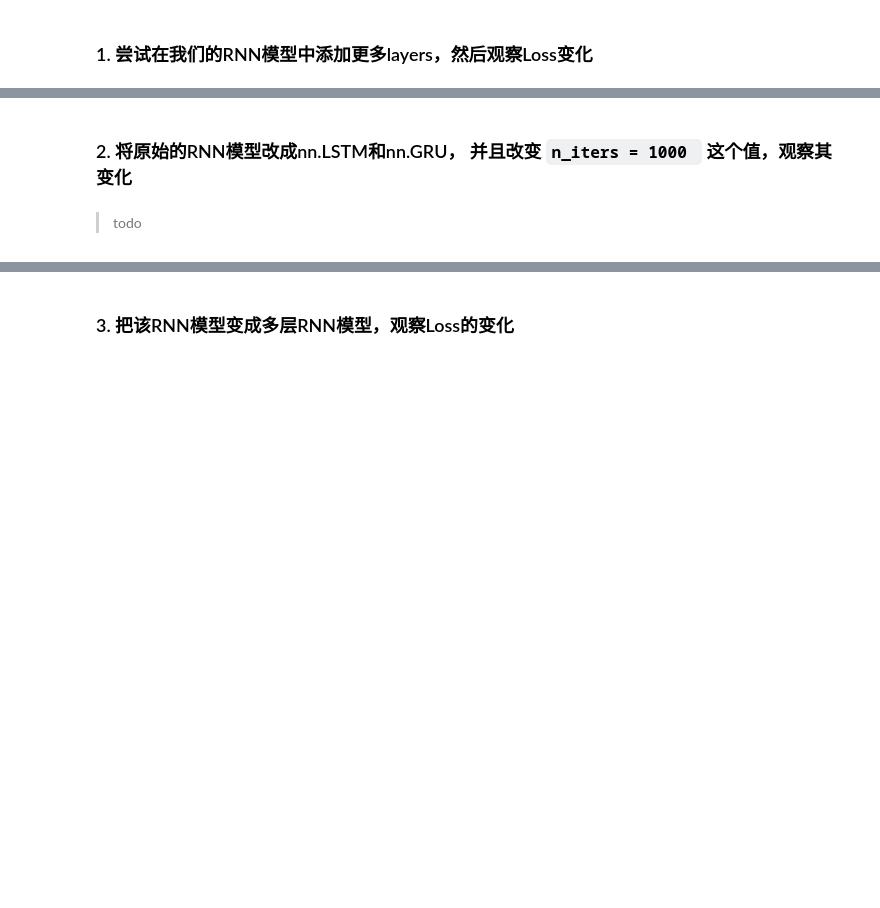
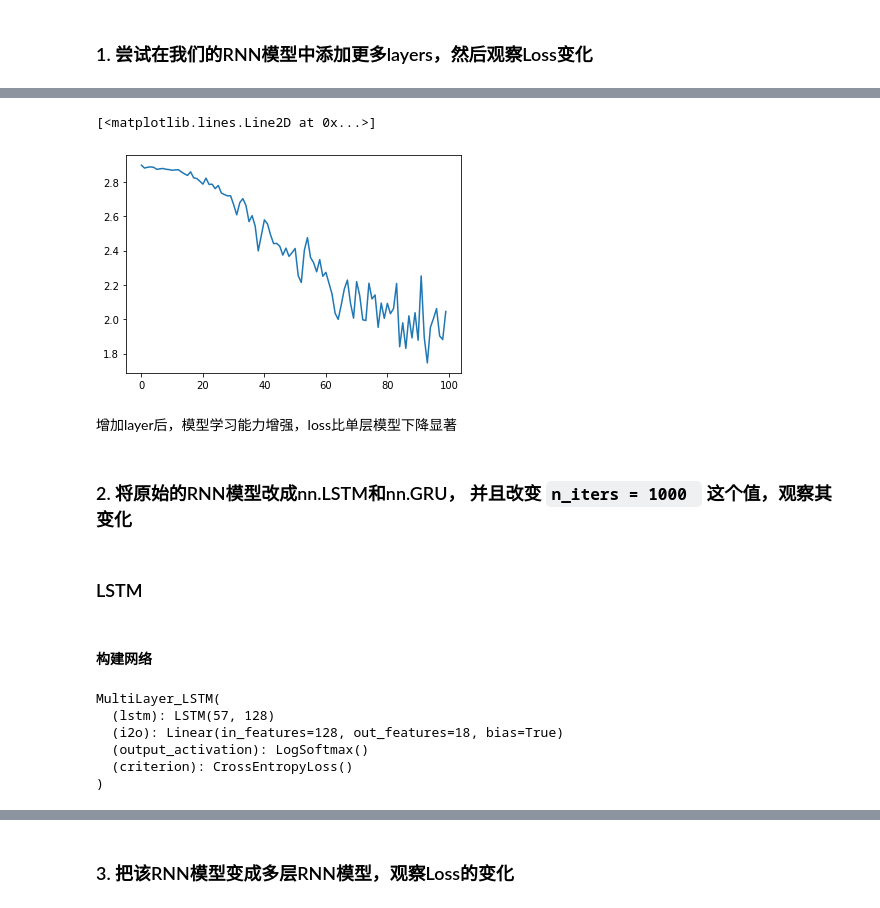
Before and after one commit to howling0/NLP_Assignments, a Jupyter notebook: w7/assignment-07-rnn.ipynb, the cells around one changed output, grey strips where cells are left out. Saved outputs shown, nothing was run; the diff lists cells and outputs as text; code cells hidden in the pictures; blank space fills up the shorter version.

```diff
--- a/w7/assignment-07-rnn.ipynb
+++ b/w7/assignment-07-rnn.ipynb
@@ -372,0 +500,28 @@ predict('Satoshi')
+# %%
+n_iters = 10000
+print_every = 500
+plot_every = 100
+learning_rate = 0.01 # 过大时(0.1)会导致loss变成nan
+
+# Keep track of losses for plotting
+current_loss = 0
+all_losses = []
+
+start = time.time() # 初始时间
+
+for iter in range(1, n_iters + 1):
+    category, line, category_tensor, line_tensor = sample_trainning() # 随机生成一条数据
+    output, loss = train(category_tensor, line_tensor) # 进行训练
+    current_loss += loss # 叠加损失
+
+    if iter % print_every == 0:
+        # 打印当前训练结果
+        guess, guess_i = category_from_output(output)
+        correct = '✓' if guess == category else '✗ (%s)' % category
+        print('%d %d%% (%s) %.4f %s / %s %s' % (iter, iter / n_iters * 100, time_since(start), loss, line, guess, correct))
+
+    # Add current loss avg to list of losses
+    if iter % plot_every == 0:
+        # 记录损失
+        all_losses.append(current_loss / plot_every)
+        current_loss = 0
@@ -373,4 +549,11 @@ predict('Satoshi')
+# %%
+plt.plot(all_losses)
+# %% [output]
+[<matplotlib.lines.Line2D at 0x...>]
+[figure, added]
+# %% [markdown]
+增加layer后，模型学习能力增强，loss比单层模型下降显著
 # %% [markdown]
 ### 2. 将原始的RNN模型改成nn.LSTM和nn.GRU， 并且改变 `n_iters = 1000 ` 这个值，观察其变化
 # %% [markdown]
-> todo
+### LSTM
@@ -376,0 +667,21 @@ predict('Satoshi')
+# %% [markdown]
+#### 构建网络
+# %%
+# 选取输出的激活函数
+output_activation = nn.LogSoftmax(dim=1)
+# 选取损失函数
+criterion = nn.CrossEntropyLoss()
+# 实例化模型
+# n_letters = 57
+# n_categories = 18
+h = 128 # hidden size
+lstm = MultiLayer_LSTM(output_activation, criterion, n_letters, h, n_categories)
+# 模型结构
+print(lstm)
+# %% [output]
+MultiLayer_LSTM(
+  (lstm): LSTM(57, 128)
+  (i2o): Linear(in_features=128, out_features=18, bias=True)
+  (output_activation): LogSoftmax()
+  (criterion): CrossEntropyLoss()
+)
```
Also changed, not shown: parts of 79 cells of this notebook, 1 other file.
